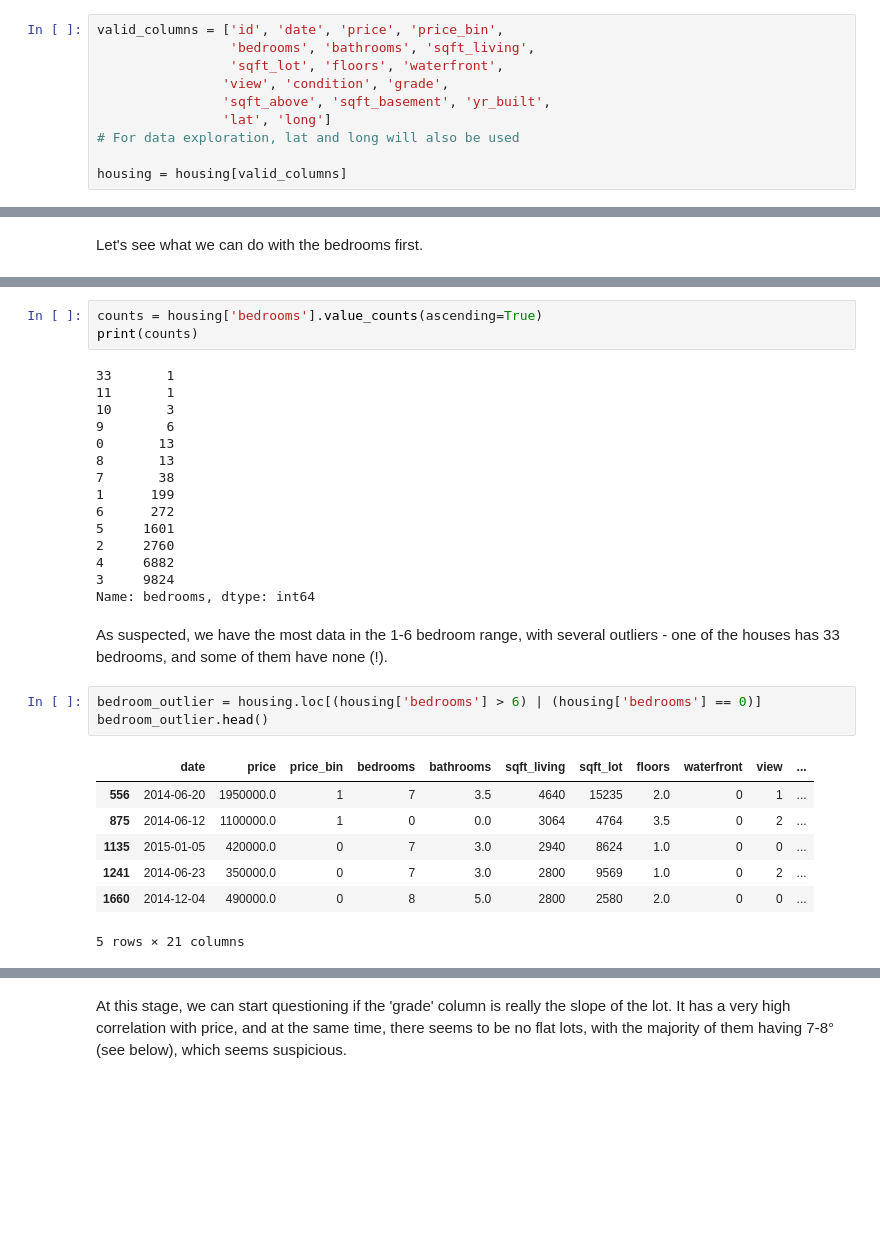
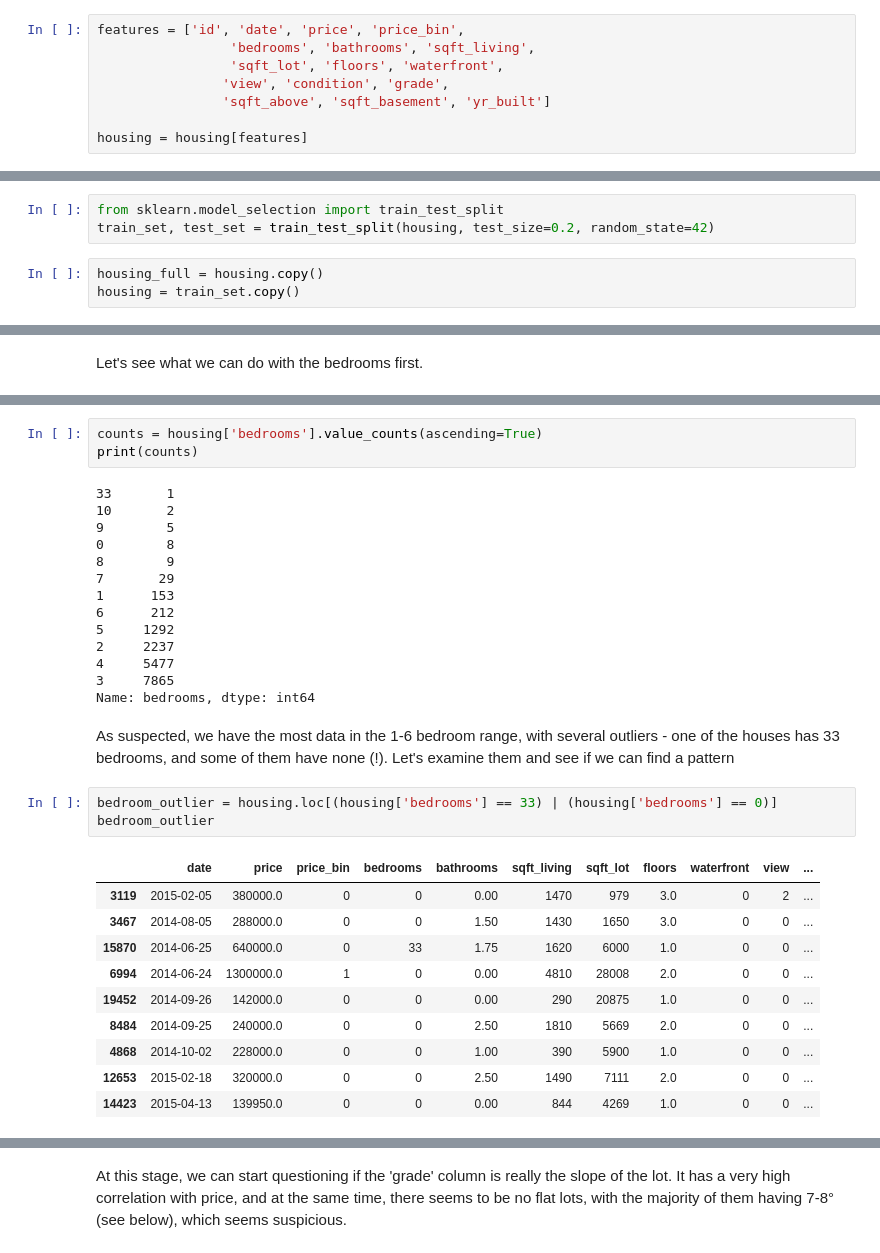
Before and after one commit to PabloOb/housing_seattle, a Jupyter notebook: analysis.ipynb, the cells around one changed output, grey strips where cells are left out. Saved outputs shown, nothing was run; the diff lists cells and outputs as text; blank space fills up the shorter version.

```diff
--- a/analysis.ipynb
+++ b/analysis.ipynb
@@ -14,14 +14,12 @@ housing = pd.read_csv(data_file)
 # %% [markdown]
 According to the task, only some columns of the dataset are to be used
 # %%
-valid_columns = ['id', 'date', 'price', 'price_bin',
+features = ['id', 'date', 'price', 'price_bin',
                  'bedrooms', 'bathrooms', 'sqft_living',
                  'sqft_lot', 'floors', 'waterfront',
                 'view', 'condition', 'grade',
-                'sqft_above', 'sqft_basement', 'yr_built',
-                'lat', 'long']
-# For data exploration, lat and long will also be used
+                'sqft_above', 'sqft_basement', 'yr_built']
 
-housing = housing[valid_columns]
+housing = housing[features]
 # %% [markdown]
 # First look at the data
@@ -116,3 +145,9 @@ housing.head()
+# %%
+from sklearn.model_selection import train_test_split
+train_set, test_set = train_test_split(housing, test_size=0.2, random_state=42)
+# %%
+housing_full = housing.copy()
+housing = train_set.copy()
 # %% [markdown]
 Already looking a bit better, lets now take a look at the distributions. This is not a very big data and we do not have too many features. Thus, we have chance to plot most of them and reach some useful analytical results.
 # %%
@@ -134,29 +169,31 @@ counts = housing['bedrooms'].value_counts(ascending=True)
 print(counts)
 # %% [output]
 33       1
-11       1
-10       3
-9        6
-0       13
-8       13
-7       38
-1      199
-6      272
-5     1601
-2     2760
-4     6882
-3     9824
+10       2
+9        5
+0        8
+8        9
+7       29
+1      153
+6      212
+5     1292
+2     2237
+4     5477
+3     7865
 Name: bedrooms, dtype: int64
 # %% [markdown]
-As suspected, we have the most data in the 1-6 bedroom range, with several outliers - one of the houses has 33 bedrooms, and some of them have none (!).
+As suspected, we have the most data in the 1-6 bedroom range, with several outliers - one of the houses has 33 bedrooms, and some of them have none (!). Let's examine them and see if we can find a pattern
 # %%
-bedroom_outlier = housing.loc[(housing['bedrooms'] > 6) | (housing['bedrooms'] == 0)]
-bedroom_outlier.head()
+bedroom_outlier = housing.loc[(housing['bedrooms'] == 33) | (housing['bedrooms'] == 0)]
+bedroom_outlier
 # %% [output]
 |  | date | price | price_bin | bedrooms | bathrooms | sqft_living | sqft_lot | floors | waterfront | view | ... |
-| 556 | 2014-06-20 | 1950000.0 | 1 | 7 | 3.5 | 4640 | 15235 | 2.0 | 0 | 1 | ... |
-| 875 | 2014-06-12 | 1100000.0 | 1 | 0 | 0.0 | 3064 | 4764 | 3.5 | 0 | 2 | ... |
-| 1135 | 2015-01-05 | 420000.0 | 0 | 7 | 3.0 | 2940 | 8624 | 1.0 | 0 | 0 | ... |
-| 1241 | 2014-06-23 | 350000.0 | 0 | 7 | 3.0 | 2800 | 9569 | 1.0 | 0 | 2 | ... |
-| 1660 | 2014-12-04 | 490000.0 | 0 | 8 | 5.0 | 2800 | 2580 | 2.0 | 0 | 0 | ... |
+| 3119 | 2015-02-05 | 380000.0 | 0 | 0 | 0.00 | 1470 | 979 | 3.0 | 0 | 2 | ... |
+| 3467 | 2014-08-05 | 288000.0 | 0 | 0 | 1.50 | 1430 | 1650 | 3.0 | 0 | 0 | ... |
+| 15870 | 2014-06-25 | 640000.0 | 0 | 33 | 1.75 | 1620 | 6000 | 1.0 | 0 | 0 | ... |
+| 6994 | 2014-06-24 | 1300000.0 | 1 | 0 | 0.00 | 4810 | 28008 | 2.0 | 0 | 0 | ... |
+| 19452 | 2014-09-26 | 142000.0 | 0 | 0 | 0.00 | 290 | 20875 | 1.0 | 0 | 0 | ... |
+| 8484 | 2014-09-25 | 240000.0 | 0 | 0 | 2.50 | 1810 | 5669 | 2.0 | 0 | 0 | ... |
+| 4868 | 2014-10-02 | 228000.0 | 0 | 0 | 1.00 | 390 | 5900 | 1.0 | 0 | 0 | ... |
+| 12653 | 2015-02-18 | 320000.0 | 0 | 0 | 2.50 | 1490 | 7111 | 2.0 | 0 | 0 | ... |
+| 14423 | 2015-04-13 | 139950.0 | 0 | 0 | 0.00 | 844 | 4269 | 1.0 | 0 | 0 | ... |
-5 rows × 21 columns
```
Also changed, not shown: parts of 41 cells of this notebook.
